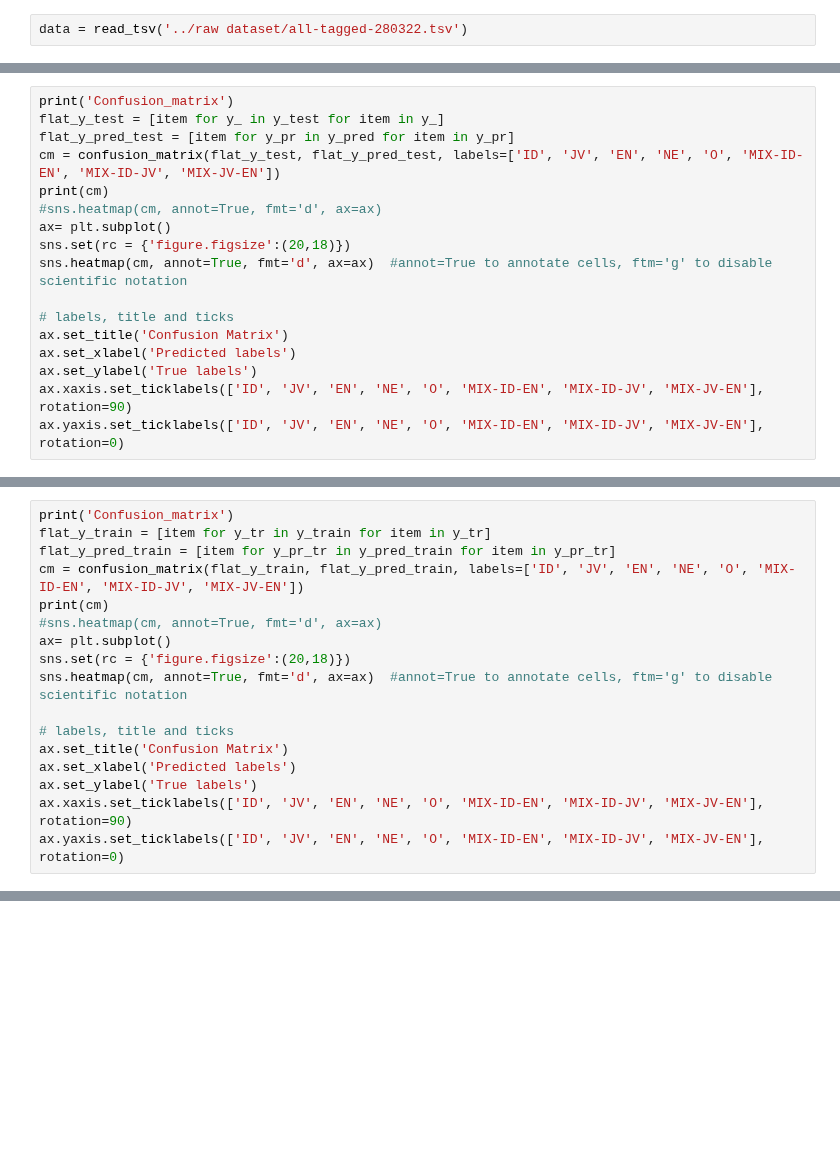
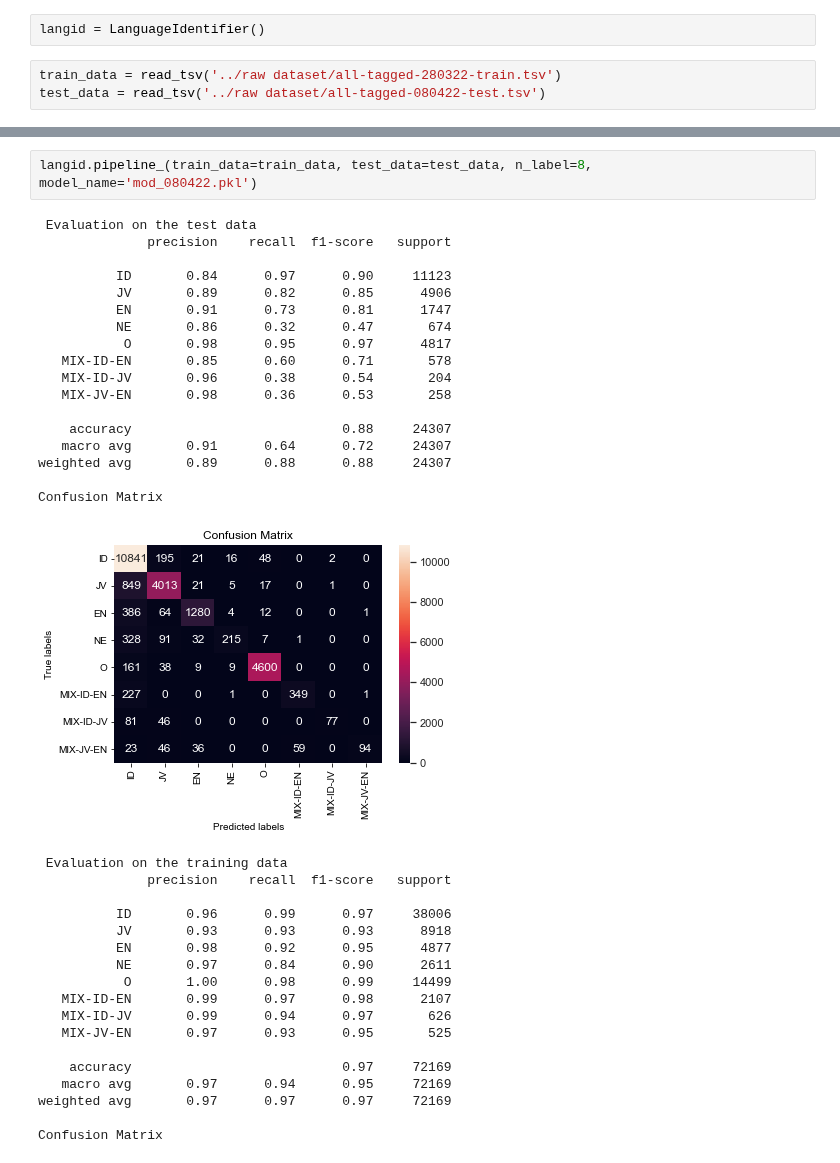
Before and after one commit to fathanick/Word-level-Indonesian-Javanese-English-code-mixed-language-identification, a Jupyter notebook: crf/langid_crf.ipynb, the cells around one changed output, grey strips where cells are left out. Saved outputs shown, nothing was run; the diff lists cells and outputs as text; blank space fills up the shorter version.

```diff
--- a/crf/langid_crf.ipynb
+++ b/crf/langid_crf.ipynb
@@ -20,2 +12,5 @@ simplefilter(action='ignore', category=FutureWarning)
+# %%
+langid = LanguageIdentifier()
 # %%
-data = read_tsv('../raw dataset/all-tagged-280322.tsv')
+train_data = read_tsv('../raw dataset/all-tagged-280322-train.tsv')
+test_data = read_tsv('../raw dataset/all-tagged-080422-test.tsv')
@@ -107,17 +16,0 @@ weighted avg       0.96      0.96      0.96     43038
-# %%
-print('Confusion_matrix')
-flat_y_test = [item for y_ in y_test for item in y_]
-flat_y_pred_test = [item for y_pr in y_pred for item in y_pr]
-cm = confusion_matrix(flat_y_test, flat_y_pred_test, labels=['ID', 'JV', 'EN', 'NE', 'O', 'MIX-ID-EN', 'MIX-ID-JV', 'MIX-JV-EN'])
-print(cm)
-#sns.heatmap(cm, annot=True, fmt='d', ax=ax)
-ax= plt.subplot()
-sns.set(rc = {'figure.figsize':(20,18)})
-sns.heatmap(cm, annot=True, fmt='d', ax=ax)  #annot=True to annotate cells, ftm='g' to disable scientific notation
-
-# labels, title and ticks
-ax.set_title('Confusion Matrix')
-ax.set_xlabel('Predicted labels')
-ax.set_ylabel('True labels')
-ax.xaxis.set_ticklabels(['ID', 'JV', 'EN', 'NE', 'O', 'MIX-ID-EN', 'MIX-ID-JV', 'MIX-JV-EN'], rotation=90)
-ax.yaxis.set_ticklabels(['ID', 'JV', 'EN', 'NE', 'O', 'MIX-ID-EN', 'MIX-ID-JV', 'MIX-JV-EN'], rotation=0)
@@ -143,17 +16,0 @@ Confusion_matrix
-# %%
-print('Confusion_matrix')
-flat_y_train = [item for y_tr in y_train for item in y_tr]
-flat_y_pred_train = [item for y_pr_tr in y_pred_train for item in y_pr_tr]
-cm = confusion_matrix(flat_y_train, flat_y_pred_train, labels=['ID', 'JV', 'EN', 'NE', 'O', 'MIX-ID-EN', 'MIX-ID-JV', 'MIX-JV-EN'])
-print(cm)
-#sns.heatmap(cm, annot=True, fmt='d', ax=ax)
-ax= plt.subplot()
-sns.set(rc = {'figure.figsize':(20,18)})
-sns.heatmap(cm, annot=True, fmt='d', ax=ax)  #annot=True to annotate cells, ftm='g' to disable scientific notation
-
-# labels, title and ticks
-ax.set_title('Confusion Matrix')
-ax.set_xlabel('Predicted labels')
-ax.set_ylabel('True labels')
-ax.xaxis.set_ticklabels(['ID', 'JV', 'EN', 'NE', 'O', 'MIX-ID-EN', 'MIX-ID-JV', 'MIX-JV-EN'], rotation=90)
-ax.yaxis.set_ticklabels(['ID', 'JV', 'EN', 'NE', 'O', 'MIX-ID-EN', 'MIX-ID-JV', 'MIX-JV-EN'], rotation=0)
@@ -178,0 +17,38 @@ Confusion_matrix
+# %%
+langid.pipeline_(train_data=train_data, test_data=test_data, n_label=8, model_name='mod_080422.pkl')
+# %% [output]
+ Evaluation on the test data
+              precision    recall  f1-score   support
+
+          ID       0.84      0.97      0.90     11123
+          JV       0.89      0.82      0.85      4906
+          EN       0.91      0.73      0.81      1747
+          NE       0.86      0.32      0.47       674
+           O       0.98      0.95      0.97      4817
+   MIX-ID-EN       0.85      0.60      0.71       578
+   MIX-ID-JV       0.96      0.38      0.54       204
+   MIX-JV-EN       0.98      0.36      0.53       258
+
+    accuracy                           0.88     24307
+   macro avg       0.91      0.64      0.72     24307
+weighted avg       0.89      0.88      0.88     24307
+
+Confusion Matrix
+[figure, added]
+ Evaluation on the training data
+              precision    recall  f1-score   support
+
+          ID       0.96      0.99      0.97     38006
+          JV       0.93      0.93      0.93      8918
+          EN       0.98      0.92      0.95      4877
+          NE       0.97      0.84      0.90      2611
+           O       1.00      0.98      0.99     14499
+   MIX-ID-EN       0.99      0.97      0.98      2107
+   MIX-ID-JV       0.99      0.94      0.97       626
+   MIX-JV-EN       0.97      0.93      0.95       525
+
+    accuracy                           0.97     72169
+   macro avg       0.97      0.94      0.95     72169
+weighted avg       0.97      0.97      0.97     72169
+
+Confusion Matrix
```
Also changed, not shown: parts of 16 cells of this notebook, 20 other files.
